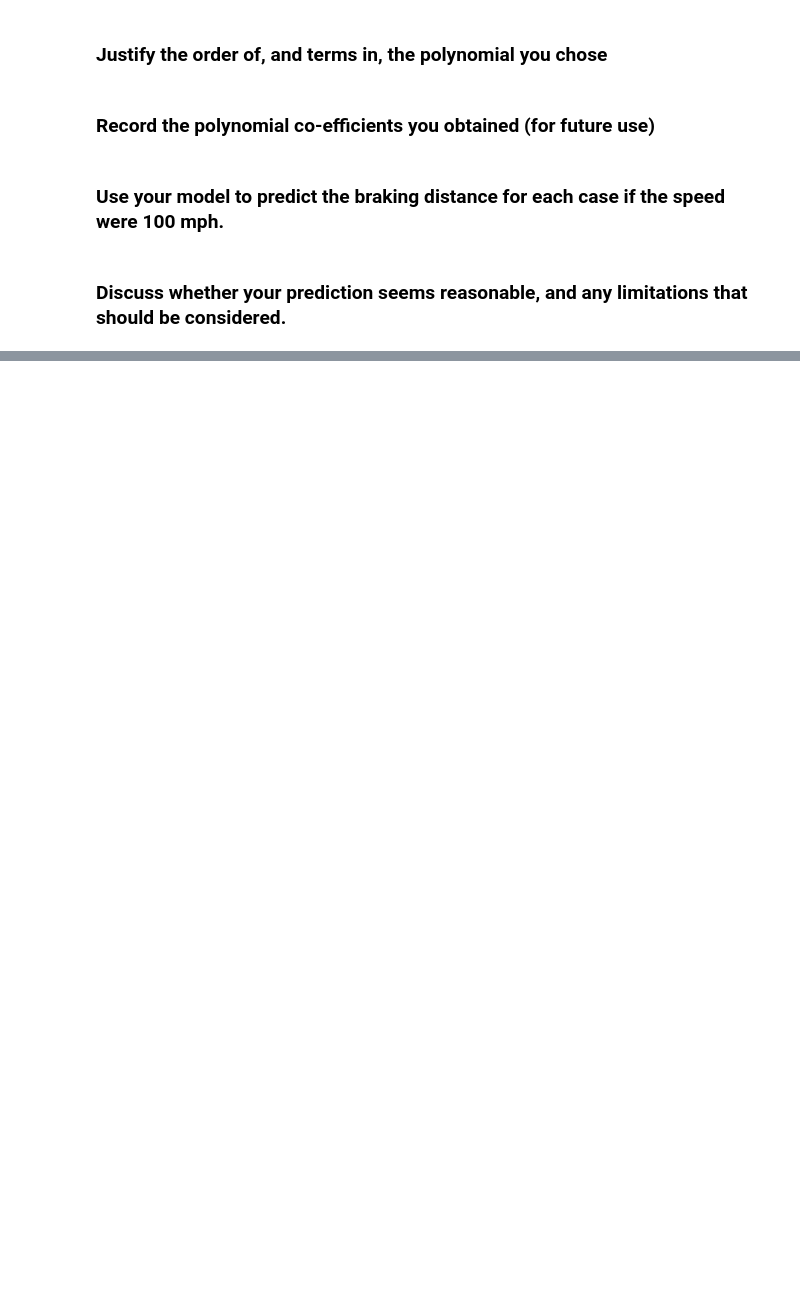
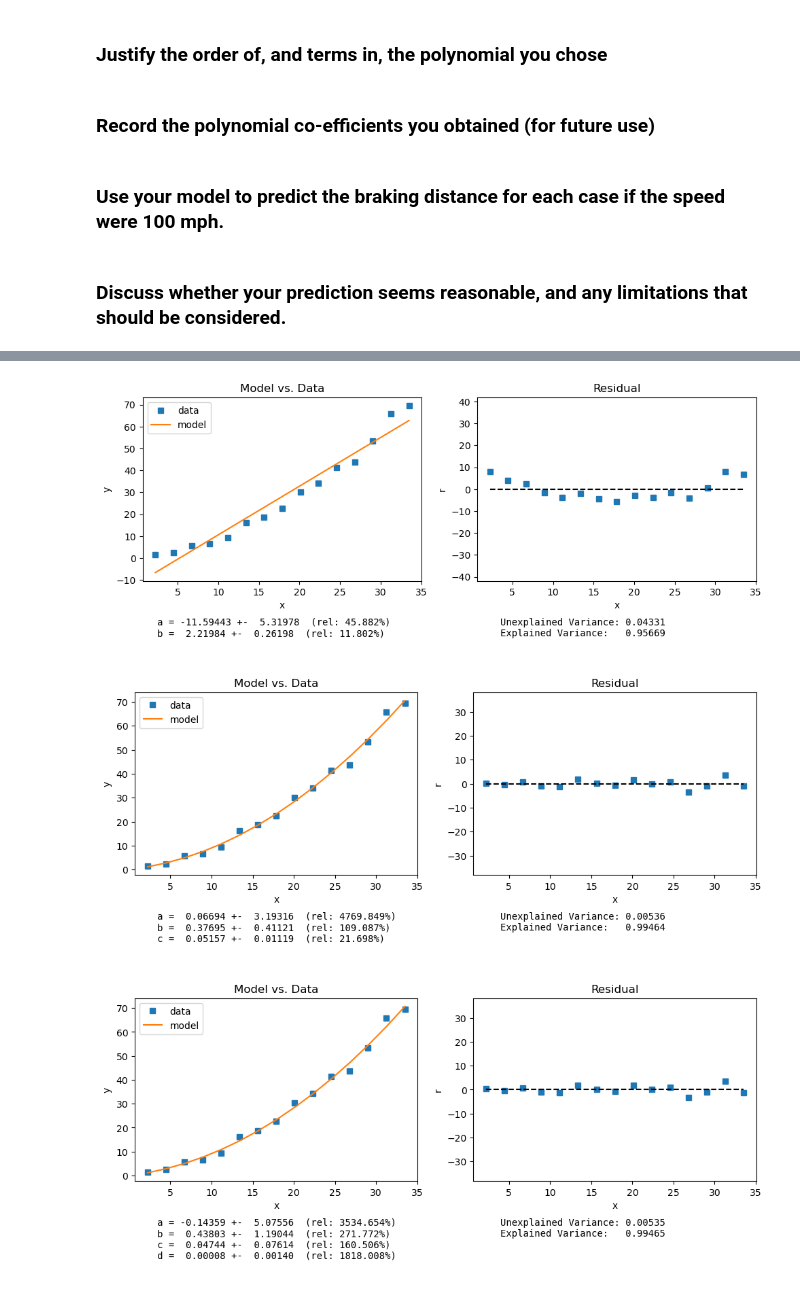
Before and after one commit to ririye01/math4334-MathModelingNotebooks, a Jupyter notebook: homework/hw2a/hw2a.ipynb, the cells around one changed output, grey strips where cells are left out. Saved outputs shown, nothing was run; the diff lists cells and outputs as text; code cells hidden in the pictures; blank space fills up the shorter version.

```diff
--- a/homework/hw2a/hw2a.ipynb
+++ b/homework/hw2a/hw2a.ipynb
@@ -141,0 +181,15 @@ fit2xab, err2xab = classlib4334.fit_and_plot(p2xab, x, y, residual=True)
+# %%
+x = df_brake_2["Speed [m/s]"]
+y = df_brake_2["Distance [m]"]
+# %%
+fit1, err1 = classlib4334.fit_and_plot(p1, x, y, residual=True)
+fit2, err2 = classlib4334.fit_and_plot(p2, x, y, residual=True)
+fit3, err3 = classlib4334.fit_and_plot(p3, x, y, residual=True)
+fit4, err4 = classlib4334.fit_and_plot(p4, x, y, residual=True)
+fit5, err5 = classlib4334.fit_and_plot(p5, x, y, residual=True)
+fit6, err6 = classlib4334.fit_and_plot(p6, x, y, residual=True)
+fit7, err7 = classlib4334.fit_and_plot(p7, x, y, residual=True)
+# %% [output]
+[figure, added]
+[figure, added]
+[figure, added]
```
Also changed, not shown: parts of 10 cells of this notebook, 7 other files.
